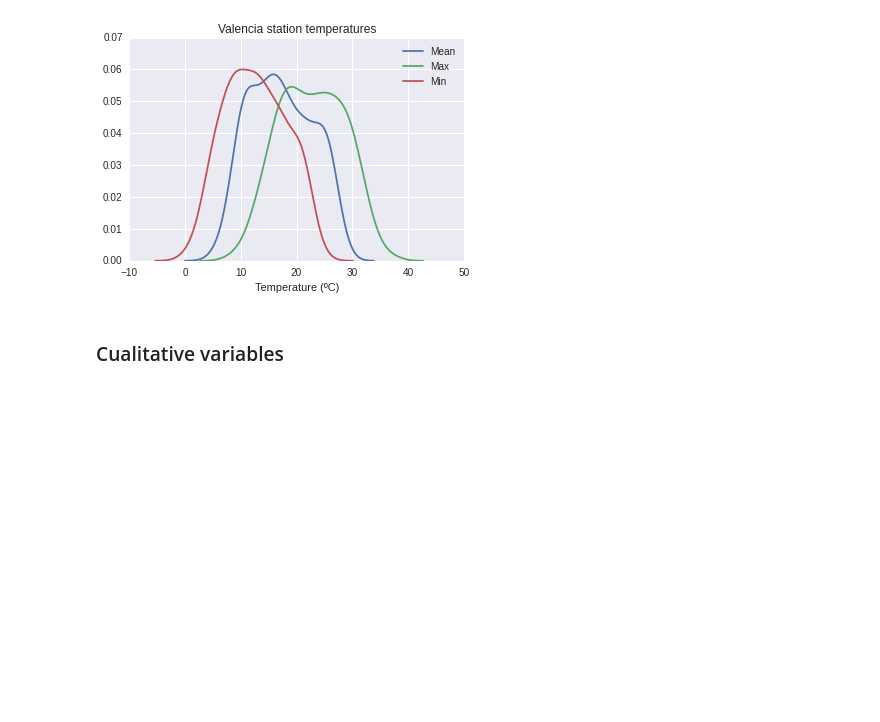
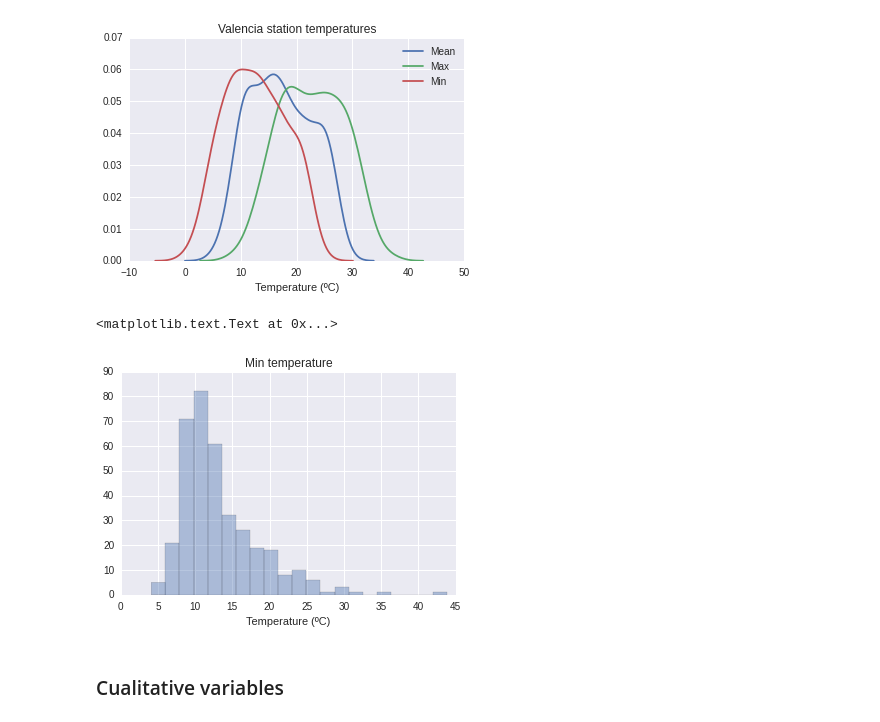
Before and after one commit to ibrahim85/dataviz15, a Jupyter notebook: assignments/week04/vizs.ipynb, the cells around one changed output. Saved outputs shown, nothing was run; the diff lists cells and outputs as text; code cells hidden in the pictures; blank space fills up the shorter version.

Commit message:
added mxspd graph

```diff
--- a/assignments/week04/vizs.ipynb
+++ b/assignments/week04/vizs.ipynb
@@ -148,6 +148,13 @@ plt.title('Valencia station temperatures')
 # %% [output]
 <matplotlib.text.Text at 0x...>
 [figure]
+# %%
+sns.distplot(df["mxspd"].dropna(), kde=False);
+plt.xlabel('Temperature (ºC)')
+plt.title('Min temperature')
+# %% [output]
+<matplotlib.text.Text at 0x...>
+[figure, added]
 # %% [markdown]
 ### Cualitative variables
 # %% [markdown]
```
